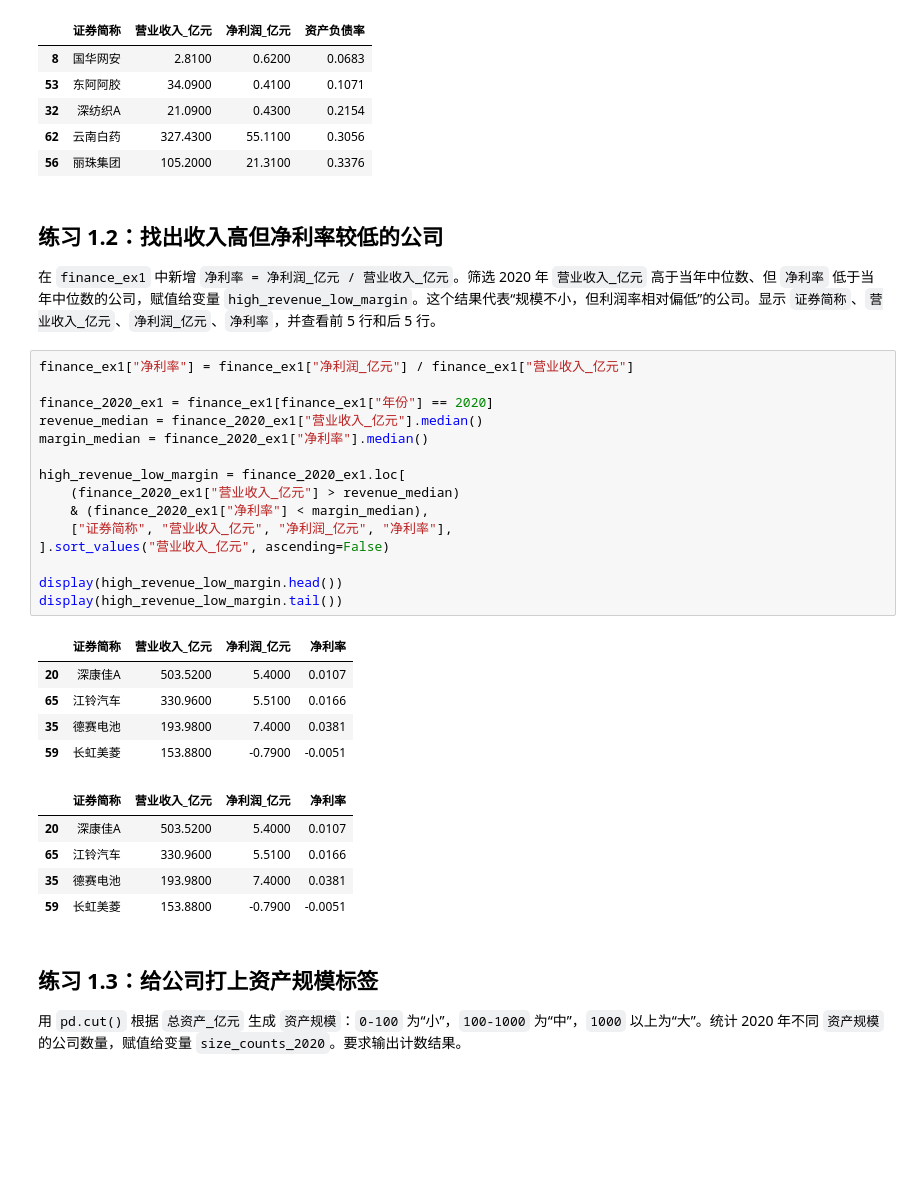
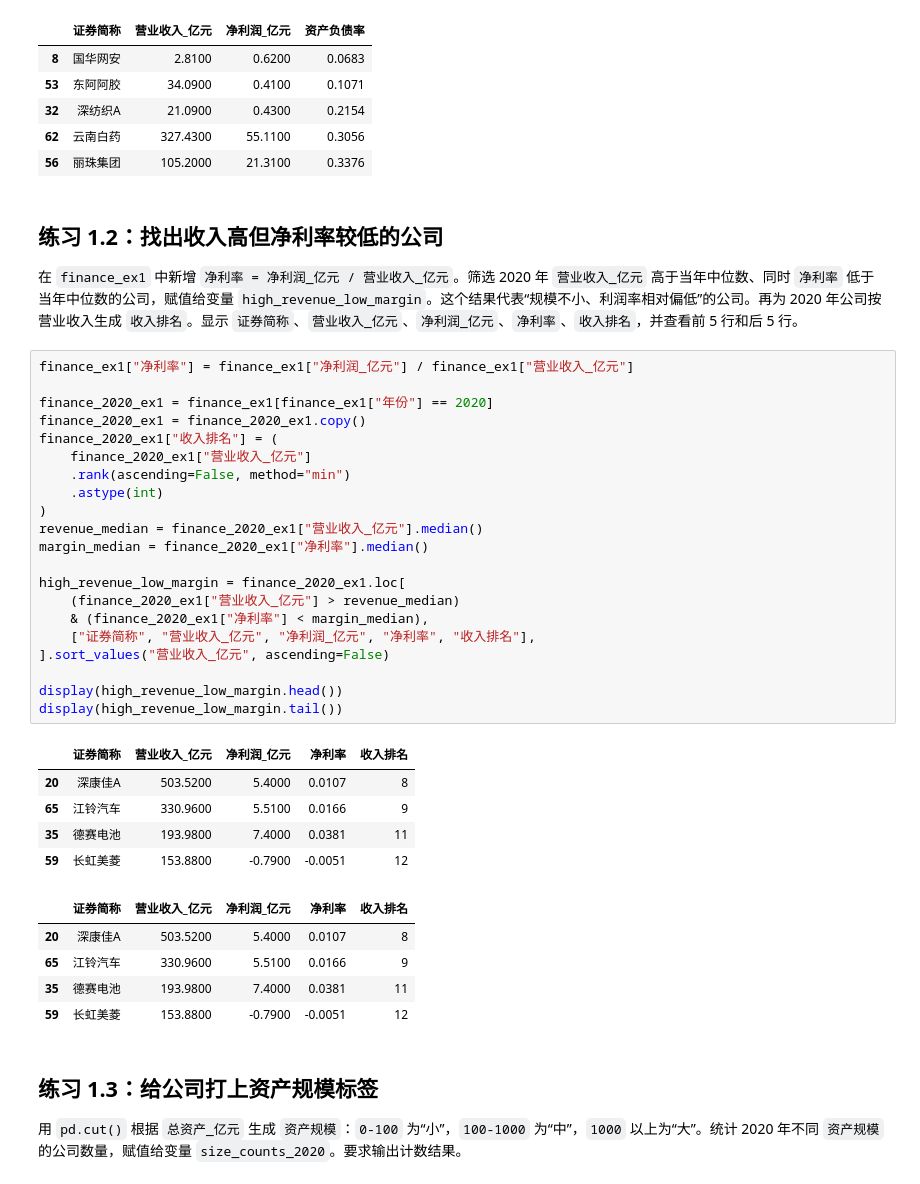
Before and after one commit to itsaquestion/py4ss_v4, a Jupyter notebook: 新章节编辑/pandas/pandas_goal_exercise_solutions.ipynb, the cells around one changed output. Cells and saved outputs as stored; diff of their text form; blank space fills up the shorter version.

```diff
--- a/新章节编辑/pandas/pandas_goal_exercise_solutions.ipynb
+++ b/新章节编辑/pandas/pandas_goal_exercise_solutions.ipynb
@@ -37,33 +37,39 @@ low_debt_profit_2020.head()
 # %% [markdown]
 ## 练习 1.2：找出收入高但净利率较低的公司
 
-在 `finance_ex1` 中新增 `净利率 = 净利润_亿元 / 营业收入_亿元`。筛选 2020 年 `营业收入_亿元` 高于当年中位数、但 `净利率` 低于当年中位数的公司，赋值给变量 `high_revenue_low_margin`。这个结果代表“规模不小，但利润率相对偏低”的公司。显示 `证券简称`、`营业收入_亿元`、`净利润_亿元`、`净利率`，并查看前 5 行和后 5 行。
+在 `finance_ex1` 中新增 `净利率 = 净利润_亿元 / 营业收入_亿元`。筛选 2020 年 `营业收入_亿元` 高于当年中位数、同时 `净利率` 低于当年中位数的公司，赋值给变量 `high_revenue_low_margin`。这个结果代表“规模不小、利润率相对偏低”的公司。再为 2020 年公司按营业收入生成 `收入排名`。显示 `证券简称`、`营业收入_亿元`、`净利润_亿元`、`净利率`、`收入排名`，并查看前 5 行和后 5 行。
 # %%
 finance_ex1["净利率"] = finance_ex1["净利润_亿元"] / finance_ex1["营业收入_亿元"]
 
 finance_2020_ex1 = finance_ex1[finance_ex1["年份"] == 2020]
+finance_2020_ex1 = finance_2020_ex1.copy()
+finance_2020_ex1["收入排名"] = (
+    finance_2020_ex1["营业收入_亿元"]
+    .rank(ascending=False, method="min")
+    .astype(int)
+)
 revenue_median = finance_2020_ex1["营业收入_亿元"].median()
 margin_median = finance_2020_ex1["净利率"].median()
 
 high_revenue_low_margin = finance_2020_ex1.loc[
     (finance_2020_ex1["营业收入_亿元"] > revenue_median)
     & (finance_2020_ex1["净利率"] < margin_median),
-    ["证券简称", "营业收入_亿元", "净利润_亿元", "净利率"],
+    ["证券简称", "营业收入_亿元", "净利润_亿元", "净利率", "收入排名"],
 ].sort_values("营业收入_亿元", ascending=False)
 
 display(high_revenue_low_margin.head())
 display(high_revenue_low_margin.tail())
 # %% [output]
-|  | 证券简称 | 营业收入_亿元 | 净利润_亿元 | 净利率 |
-| 20 | 深康佳A | 503.5200 | 5.4000 | 0.0107 |
-| 65 | 江铃汽车 | 330.9600 | 5.5100 | 0.0166 |
-| 35 | 德赛电池 | 193.9800 | 7.4000 | 0.0381 |
-| 59 | 长虹美菱 | 153.8800 | -0.7900 | -0.0051 |
+|  | 证券简称 | 营业收入_亿元 | 净利润_亿元 | 净利率 | 收入排名 |
+| 20 | 深康佳A | 503.5200 | 5.4000 | 0.0107 | 8 |
+| 65 | 江铃汽车 | 330.9600 | 5.5100 | 0.0166 | 9 |
+| 35 | 德赛电池 | 193.9800 | 7.4000 | 0.0381 | 11 |
+| 59 | 长虹美菱 | 153.8800 | -0.7900 | -0.0051 | 12 |
-|  | 证券简称 | 营业收入_亿元 | 净利润_亿元 | 净利率 |
-| 20 | 深康佳A | 503.5200 | 5.4000 | 0.0107 |
-| 65 | 江铃汽车 | 330.9600 | 5.5100 | 0.0166 |
-| 35 | 德赛电池 | 193.9800 | 7.4000 | 0.0381 |
-| 59 | 长虹美菱 | 153.8800 | -0.7900 | -0.0051 |
+|  | 证券简称 | 营业收入_亿元 | 净利润_亿元 | 净利率 | 收入排名 |
+| 20 | 深康佳A | 503.5200 | 5.4000 | 0.0107 | 8 |
+| 65 | 江铃汽车 | 330.9600 | 5.5100 | 0.0166 | 9 |
+| 35 | 德赛电池 | 193.9800 | 7.4000 | 0.0381 | 11 |
+| 59 | 长虹美菱 | 153.8800 | -0.7900 | -0.0051 | 12 |
 # %% [markdown]
 ## 练习 1.3：给公司打上资产规模标签
 
```
Also changed, not shown: parts of 14 cells of this notebook, 6 other files.
